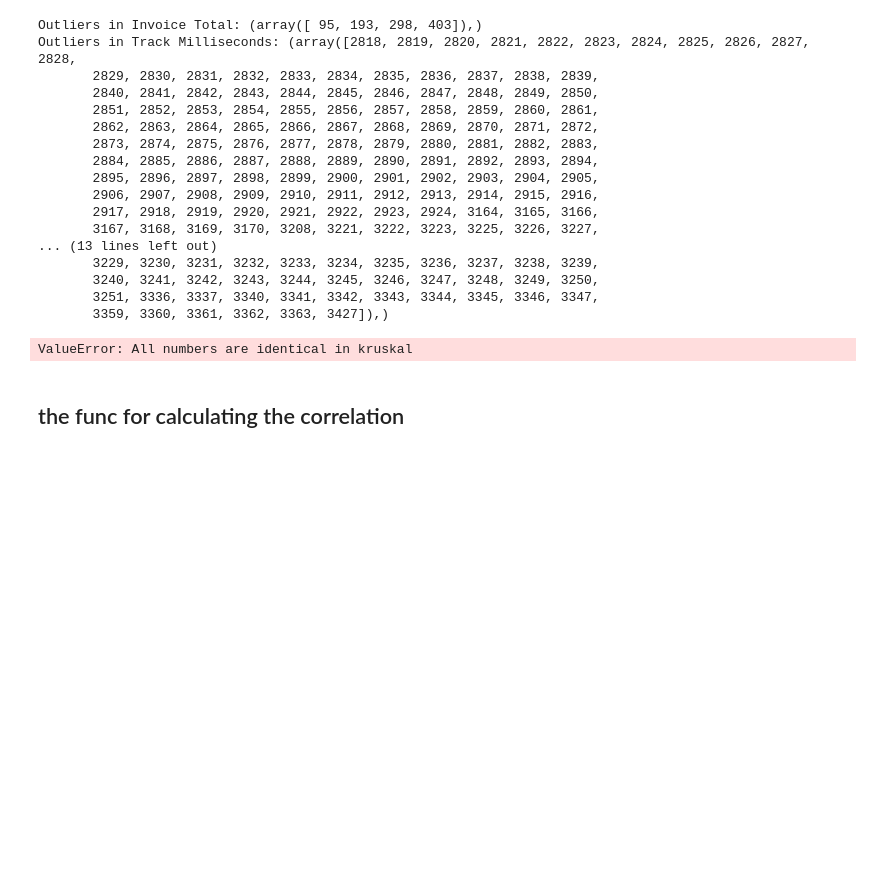
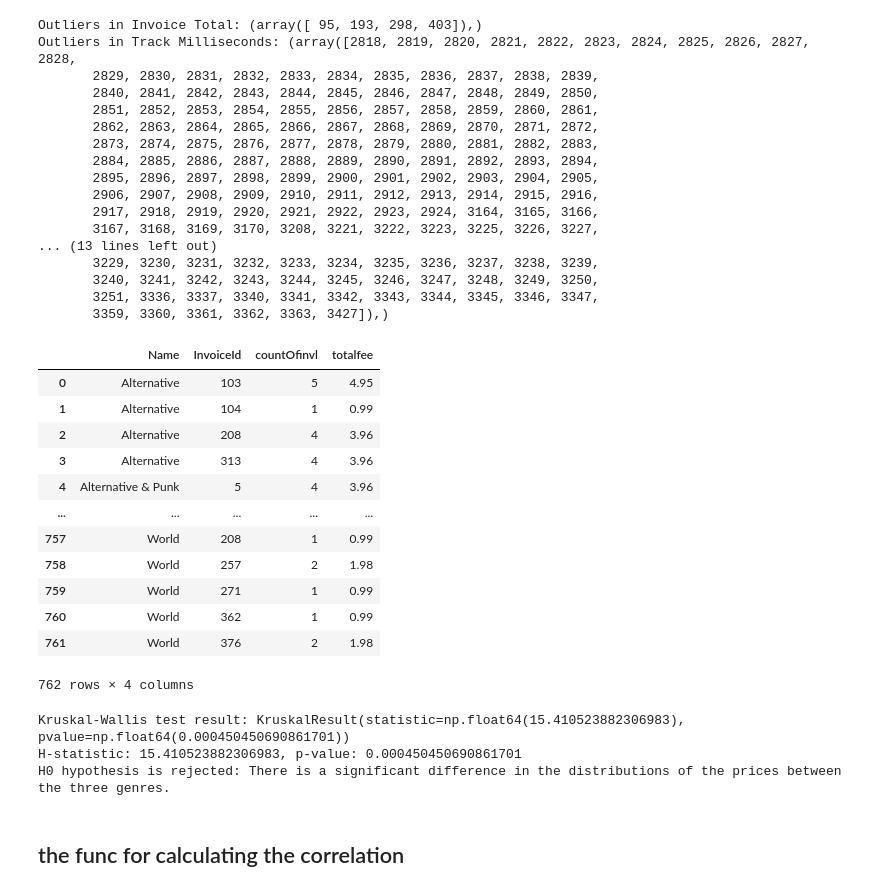
Before and after one commit to SobhanSalarian/MusicStore, a Jupyter notebook: notebooks/AnalyzingTheData.ipynb, the cells around one changed output. Saved outputs shown, nothing was run; the diff lists cells and outputs as text; code cells hidden in the pictures; blank space fills up the shorter version.

```diff
--- a/notebooks/AnalyzingTheData.ipynb
+++ b/notebooks/AnalyzingTheData.ipynb
@@ -361,26 +359,49 @@ top3genres = FavTracksPerGenre['Name'].head(3).tolist()
 # %%
-Track_genre_withPrice =pd.merge(d.track[['GenreId' , 'UnitPrice']] , d.genre[['GenreId', 'Name']] , on='GenreId' )
-Track_genre_withPrice = Track_genre_withPrice[Track_genre_withPrice['Name'].isin(top3genres)]
+# top 3 genres
+top3genres = FavTracksPerGenre['Name'].head(3).tolist()
+
+Track_genre2 =pd.merge(d.track[['TrackId' ,'GenreId' , 'UnitPrice']] , d.genre[['GenreId', 'Name']] , on='GenreId' )
+Track_genre_invoiceline2 = pd.merge(Track_genre2[['TrackId','Name' , 'UnitPrice']] , d.invoiceline[['TrackId','InvoiceLineId' , 'InvoiceId']] , on='TrackId')
+Track_genre_invoiceline_invoice2 = pd.merge(Track_genre_invoiceline2 ,d.invoice[['InvoiceId']] ,on='InvoiceId' )
+
+# FavTracksPerGenre2 =Track_genre_invoiceline2.groupby('Name').agg(NumOfTracks_sold = ('InvoiceLineId','count')).sort_values(by='NumOfTracks_sold' ,ascending= False).head(5).reset_index()
+gropeeed = Track_genre_invoiceline_invoice2.groupby(['Name' ,'InvoiceId']).agg(countOfinvl =('InvoiceLineId' , 'count') , totalfee = ('UnitPrice','sum')).reset_index()
+display(gropeeed)
 # Separate the data into different genres
-genre1_prices = Track_genre_withPrice[Track_genre_withPrice['Name'] == top3genres[0]]['UnitPrice']
-genre2_prices = Track_genre_withPrice[Track_genre_withPrice['Name'] == top3genres[1]]['UnitPrice']
-genre3_prices = Track_genre_withPrice[Track_genre_withPrice['Name'] == top3genres[2]]['UnitPrice']
+genre1_prices = gropeeed[gropeeed['Name'] == top3genres[0]]['totalfee']
+genre2_prices = gropeeed[gropeeed['Name'] == top3genres[1]]['totalfee']
+genre3_prices = gropeeed[gropeeed['Name'] == top3genres[2]]['totalfee']
 
 # Step 4: Conduct Kruskal-Wallis H-test
 kruskal_result = stats.kruskal(genre1_prices ,genre2_prices , genre3_prices)
 
 # Step 5: Display the result
 alpha = 0.05
 print('Kruskal-Wallis test result:', kruskal_result)
 print(f"H-statistic: {kruskal_result.statistic}, p-value: {kruskal_result.pvalue}")
 
 # Step 6: Hypothesis testing
 if kruskal_result.pvalue < alpha:
     print("H0 hypothesis is rejected: There is a significant difference in the distributions of the prices between the three genres.")
 else:
     print("H0 hypothesis is not rejected: There is no significant difference in the distributions of the prices between the three genres.")
 # %% [output]
+|  | Name | InvoiceId | countOfinvl | totalfee |
+| 0 | Alternative | 103 | 5 | 4.95 |
+| 1 | Alternative | 104 | 1 | 0.99 |
+| 2 | Alternative | 208 | 4 | 3.96 |
+| 3 | Alternative | 313 | 4 | 3.96 |
+| 4 | Alternative & Punk | 5 | 4 | 3.96 |
+| ... | ... | ... | ... | ... |
+| 757 | World | 208 | 1 | 0.99 |
+| 758 | World | 257 | 2 | 1.98 |
+| 759 | World | 271 | 1 | 0.99 |
+| 760 | World | 362 | 1 | 0.99 |
+| 761 | World | 376 | 2 | 1.98 |
-ValueError: All numbers are identical in kruskal
+762 rows × 4 columns
+Kruskal-Wallis test result: KruskalResult(statistic=np.float64(15.410523882306983), pvalue=np.float64(0.000450450690861701))
+H-statistic: 15.410523882306983, p-value: 0.000450450690861701
+H0 hypothesis is rejected: There is a significant difference in the distributions of the prices between the three genres.
 # %% [markdown]
 ## the func for calculating the correlation
 # %%
```
Also changed, not shown: parts of 1 cell of this notebook.
